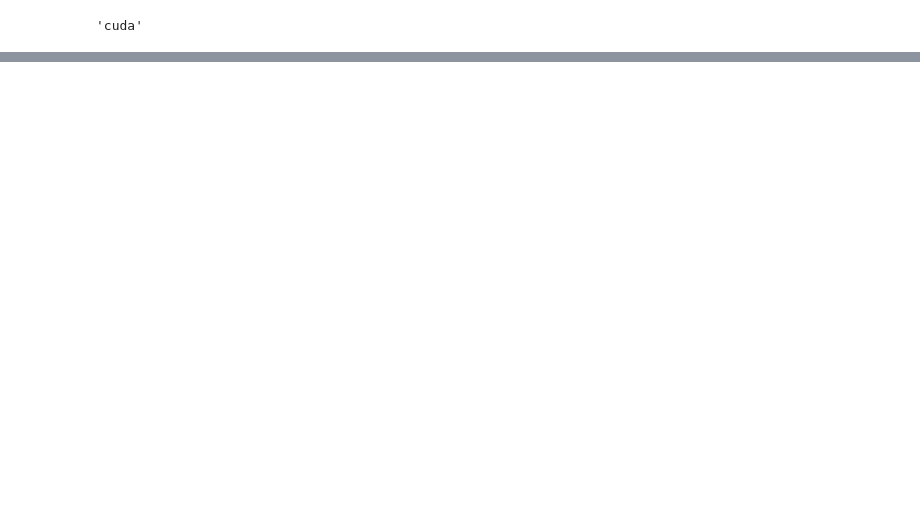
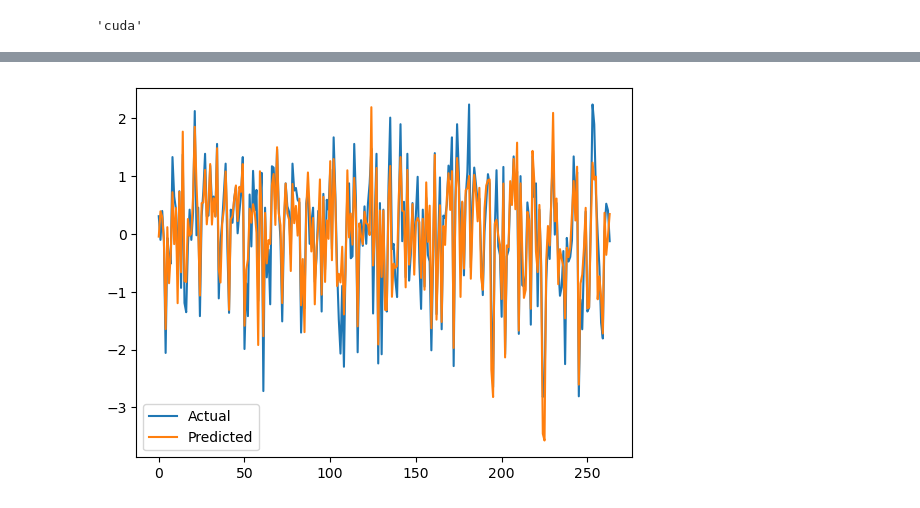
Before and after one commit to Dave-code-creater/AI, a Jupyter notebook: Life_Expactancy.ipynb, the cells around one changed output, grey strips where cells are left out. Saved outputs shown, nothing was run; the diff lists cells and outputs as text; code cells hidden in the pictures; blank space fills up the shorter version.

```diff
--- a/Life_Expactancy.ipynb
+++ b/Life_Expactancy.ipynb
@@ -45,0 +133,5 @@ SyntaxError: incomplete input (214183014.py, line 3)
+# %%
+# Create instance
+model = MultilinearRegression(X_train.shape[1])
+
+model.state_dict()
@@ -45,0 +144,3 @@ SyntaxError: incomplete input (214183014.py, line 3)
+# %%
+loss_fn = nn.MSELoss()
+optimizer = torch.optim.SGD(model.parameters(), lr=0.01)
@@ -45,0 +203,13 @@ SyntaxError: incomplete input (214183014.py, line 3)
+# %%
+# Test
+
+model.eval()  # Set model to evaluation mode
+with torch.no_grad():
+    y_pred_test = model(X_test_val)
+    test_loss = loss_fn(y_pred_test, y_test_val.view(-1, 1))
+    print(f"Test Loss: {test_loss.item()}")
+    plt.plot(y_test_val.cpu(), label='Actual')
+    plt.plot(y_pred_test.cpu(), label='Predicted')
+    plt.legend()
+    plt.show()
+# %% [output]
@@ -45,0 +217 @@ SyntaxError: incomplete input (214183014.py, line 3)
+[figure, added]
```
Also changed, not shown: parts of 22 cells of this notebook, 10 other files.
